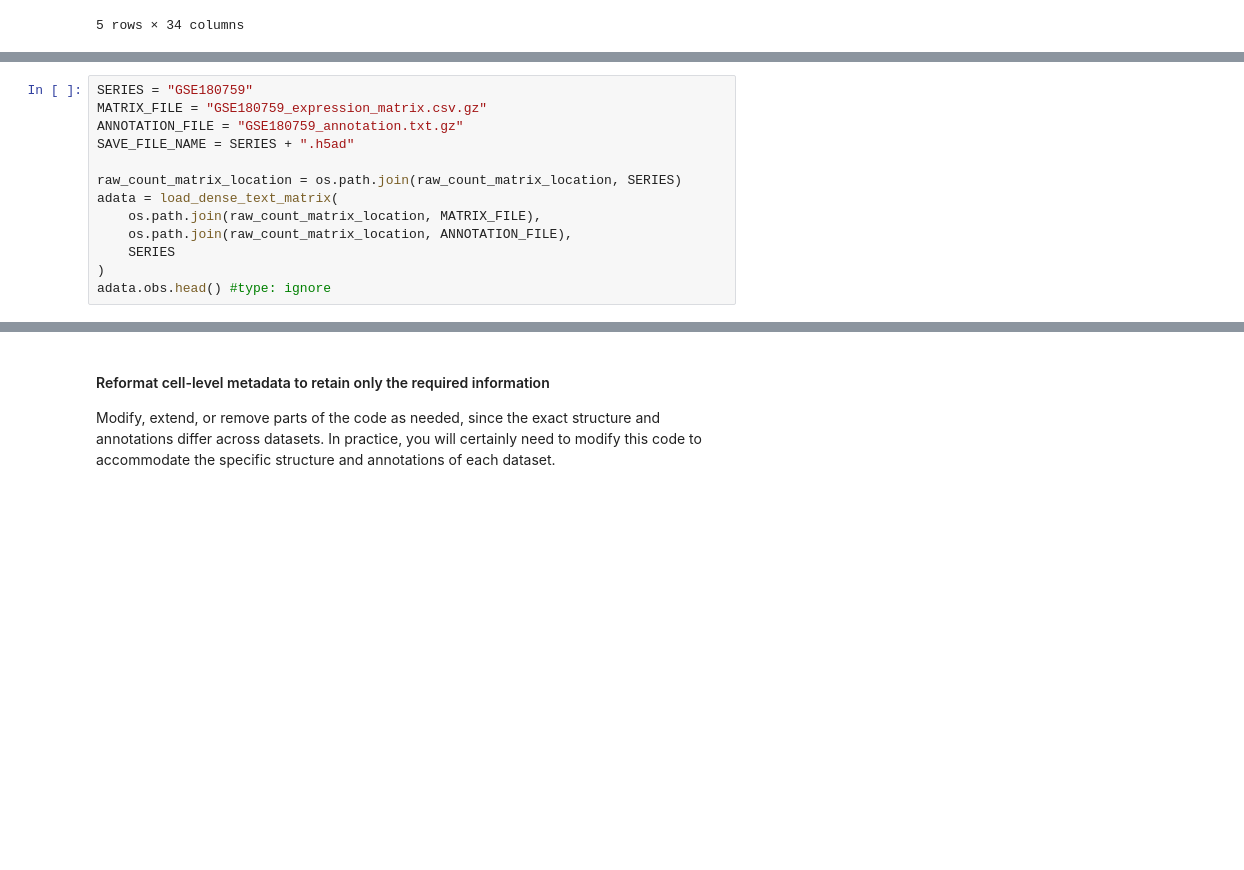
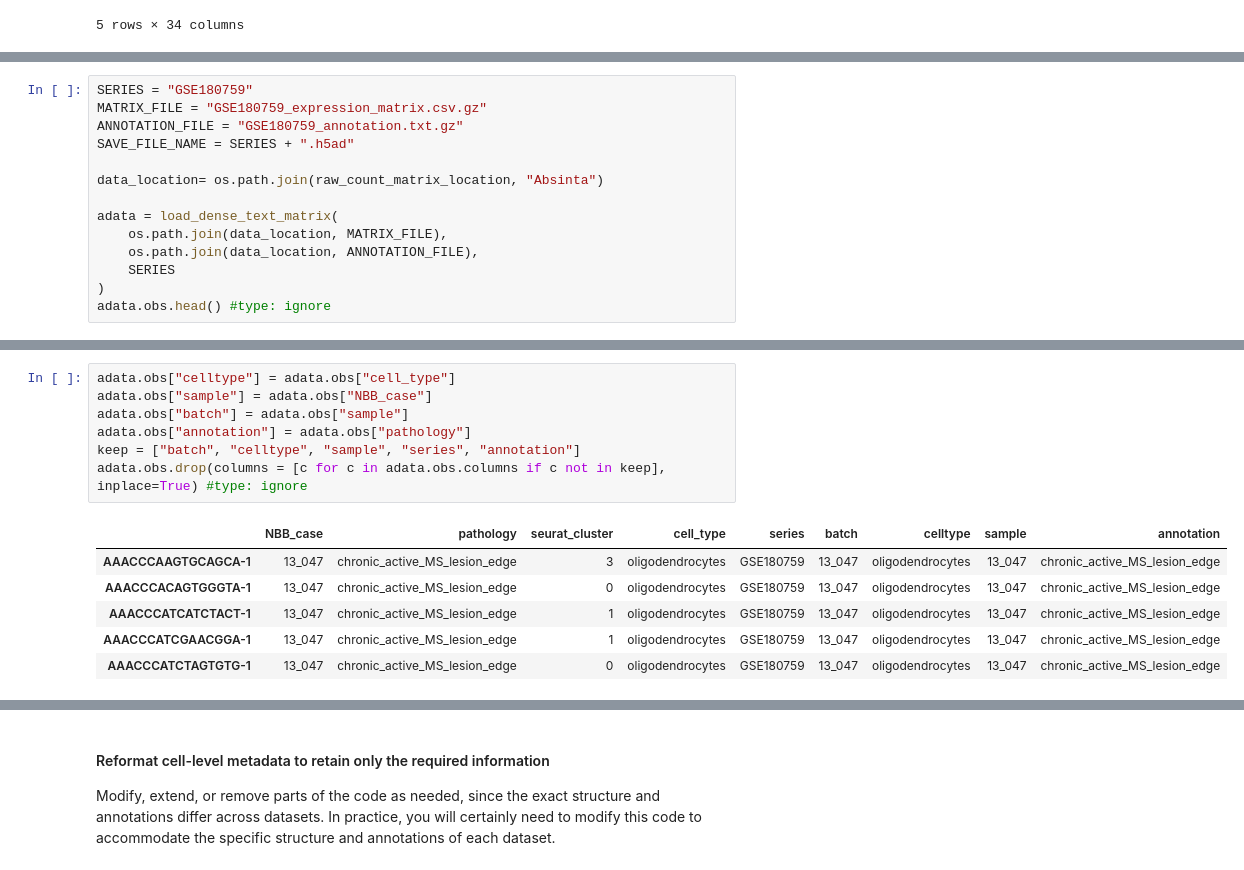
Before and after one commit to sungjune222/protocols, a Jupyter notebook: notebooks/data_prep.ipynb, the cells around one changed output, grey strips where cells are left out. Drawn from its saved outputs; the diff is of its cells as text; blank space fills up the shorter version.

```diff
--- a/notebooks/data_prep.ipynb
+++ b/notebooks/data_prep.ipynb
@@ -200,10 +265,11 @@ MATRIX_FILE = "GSE180759_expression_matrix.csv.gz"
 ANNOTATION_FILE = "GSE180759_annotation.txt.gz"
 SAVE_FILE_NAME = SERIES + ".h5ad"
 
-raw_count_matrix_location = os.path.join(raw_count_matrix_location, SERIES)
+data_location= os.path.join(raw_count_matrix_location, "Absinta")
+
 adata = load_dense_text_matrix(
-    os.path.join(raw_count_matrix_location, MATRIX_FILE),
-    os.path.join(raw_count_matrix_location, ANNOTATION_FILE),
+    os.path.join(data_location, MATRIX_FILE),
+    os.path.join(data_location, ANNOTATION_FILE),
     SERIES
 )
 adata.obs.head() #type: ignore
@@ -212 +291,15 @@ KeyboardInterrupt:
+# %%
+adata.obs["celltype"] = adata.obs["cell_type"]
+adata.obs["sample"] = adata.obs["NBB_case"]
+adata.obs["batch"] = adata.obs["sample"]
+adata.obs["annotation"] = adata.obs["pathology"]
+keep = ["batch", "celltype", "sample", "series", "annotation"]
+adata.obs.drop(columns = [c for c in adata.obs.columns if c not in keep], inplace=True) #type: ignore
+# %% [output]
+|  | NBB_case | pathology | seurat_cluster | cell_type | series | batch | celltype | sample | annotation |
+| AAACCCAAGTGCAGCA-1 | 13_047 | chronic_active_MS_lesion_edge | 3 | oligodendrocytes | GSE180759 | 13_047 | oligodendrocytes | 13_047 | chronic_active_MS_lesion_edge |
+| AAACCCACAGTGGGTA-1 | 13_047 | chronic_active_MS_lesion_edge | 0 | oligodendrocytes | GSE180759 | 13_047 | oligodendrocytes | 13_047 | chronic_active_MS_lesion_edge |
+| AAACCCATCATCTACT-1 | 13_047 | chronic_active_MS_lesion_edge | 1 | oligodendrocytes | GSE180759 | 13_047 | oligodendrocytes | 13_047 | chronic_active_MS_lesion_edge |
+| AAACCCATCGAACGGA-1 | 13_047 | chronic_active_MS_lesion_edge | 1 | oligodendrocytes | GSE180759 | 13_047 | oligodendrocytes | 13_047 | chronic_active_MS_lesion_edge |
+| AAACCCATCTAGTGTG-1 | 13_047 | chronic_active_MS_lesion_edge | 0 | oligodendrocytes | GSE180759 | 13_047 | oligodendrocytes | 13_047 | chronic_active_MS_lesion_edge |
 # %%
```
Also changed, not shown: parts of 11 cells of this notebook, 24 other files.
